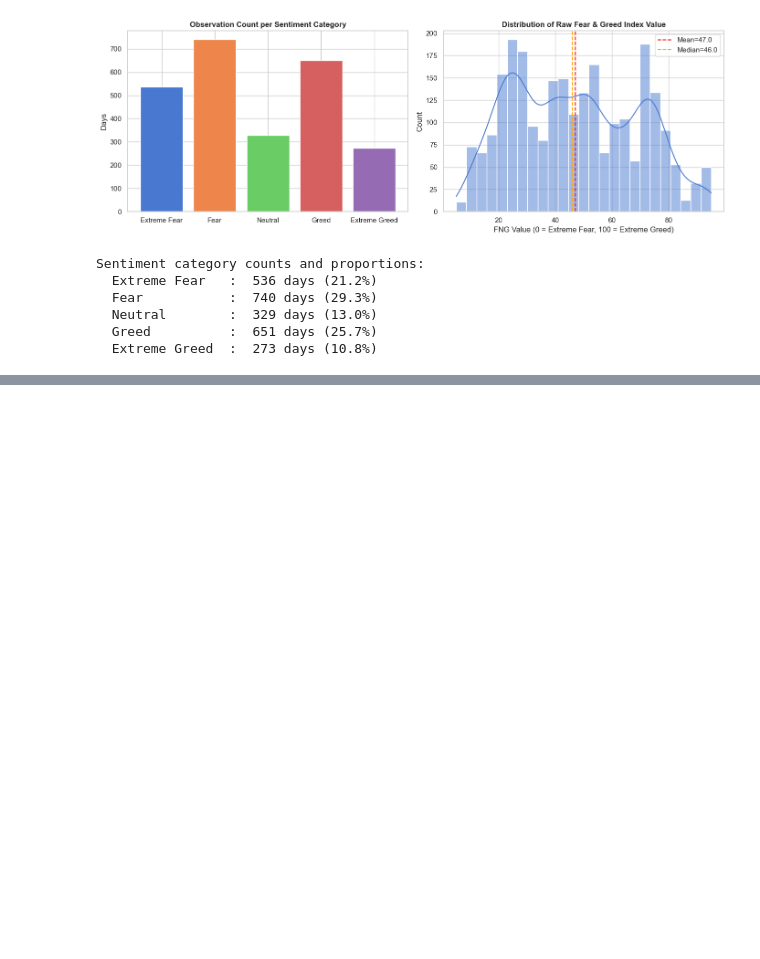
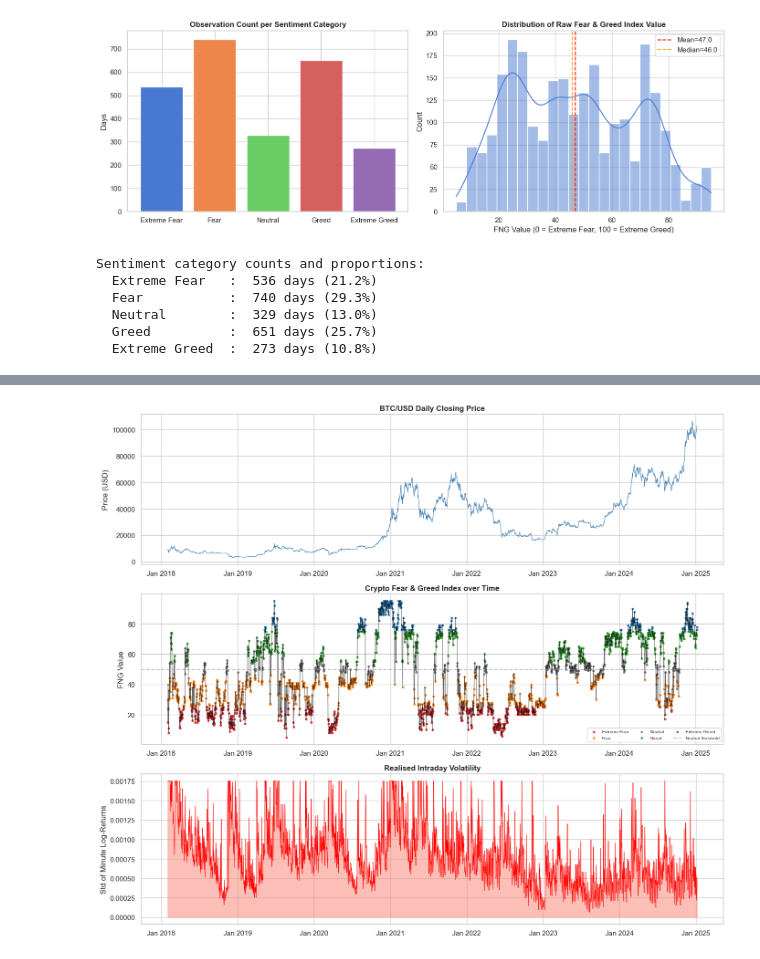
Before and after one commit to lozeva/crypto-sentiment-btc-analysis, a Jupyter notebook: crypto_sentiment_btc_analysis.ipynb, the cells around one changed output, grey strips where cells are left out. Cells and saved outputs as stored; diff of their text form; code cells hidden in the pictures; blank space fills up the shorter version.

Commit message:
Add EDA: temporal patterns and price metrics by sentiment category (Sections 7.3 - 7.4)

```diff
--- a/crypto_sentiment_btc_analysis.ipynb
+++ b/crypto_sentiment_btc_analysis.ipynb
@@ -619,0 +625,39 @@ The Sentiment Category Distribution analysis reveals the following patterns:
+# %%
+fig, axes = plt.subplots(3, 1, figsize=(14, 12))
+
+# BTC daily closing price over time
+axes[0].plot(btc_fng_clean['date'], btc_fng_clean['daily_close'], color='steelblue', linewidth=0.8)
+axes[0].set_title('BTC/USD Daily Closing Price', fontweight='bold')
+axes[0].set_ylabel('Price (USD)')
+axes[0].xaxis.set_major_formatter(mdates.DateFormatter('%b %Y'))
+
+# Fear & Greed Index with sentiment colouring (categorical regimes)
+colours = {'Extreme Fear': '#d62728', 'Fear': '#ff7f0e',
+           'Neutral': '#7f7f7f', 'Greed': '#2ca02c', 'Extreme Greed': '#1f77b4'}
+
+axes[1].plot(btc_fng_clean['date'], btc_fng_clean['fng_value'], color='black', linewidth=0.8, alpha=0.6)
+
+# Overlay sentiment categories as coloured points
+for cat in sentiment_order:
+    mask = btc_fng_clean['sentiment'] == cat
+    axes[1].scatter(btc_fng_clean.loc[mask, 'date'], btc_fng_clean.loc[mask, 'fng_value'],
+                    color=colours[cat], s=8, label=cat, alpha=0.8)
+
+# Neutral threshold (midpoint of the index)
+axes[1].axhline(50, color='grey', linestyle='--', alpha=0.5, label='Neutral threshold')
+axes[1].set_title('Crypto Fear & Greed Index over Time', fontweight='bold')
+axes[1].set_ylabel('FNG Value')
+axes[1].legend(fontsize=7, ncol=3)
+axes[1].xaxis.set_major_formatter(mdates.DateFormatter('%b %Y'))
+
+# Realised volatility (intraday risk proxy) over time
+axes[2].fill_between(btc_fng_clean['date'], btc_fng_clean['volatility'], alpha=0.5, color='salmon')
+axes[2].plot(btc_fng_clean['date'], btc_fng_clean['volatility'], color='red', linewidth=0.6)
+axes[2].set_title('Realised Intraday Volatility', fontweight='bold')
+axes[2].set_ylabel('Std of Minute Log-Returns')
+axes[2].xaxis.set_major_formatter(mdates.DateFormatter('%b %Y'))
+
+plt.tight_layout()
+plt.show()
+# %% [output]
+[figure, added]
```
Also changed, not shown: parts of 16 cells of this notebook.
